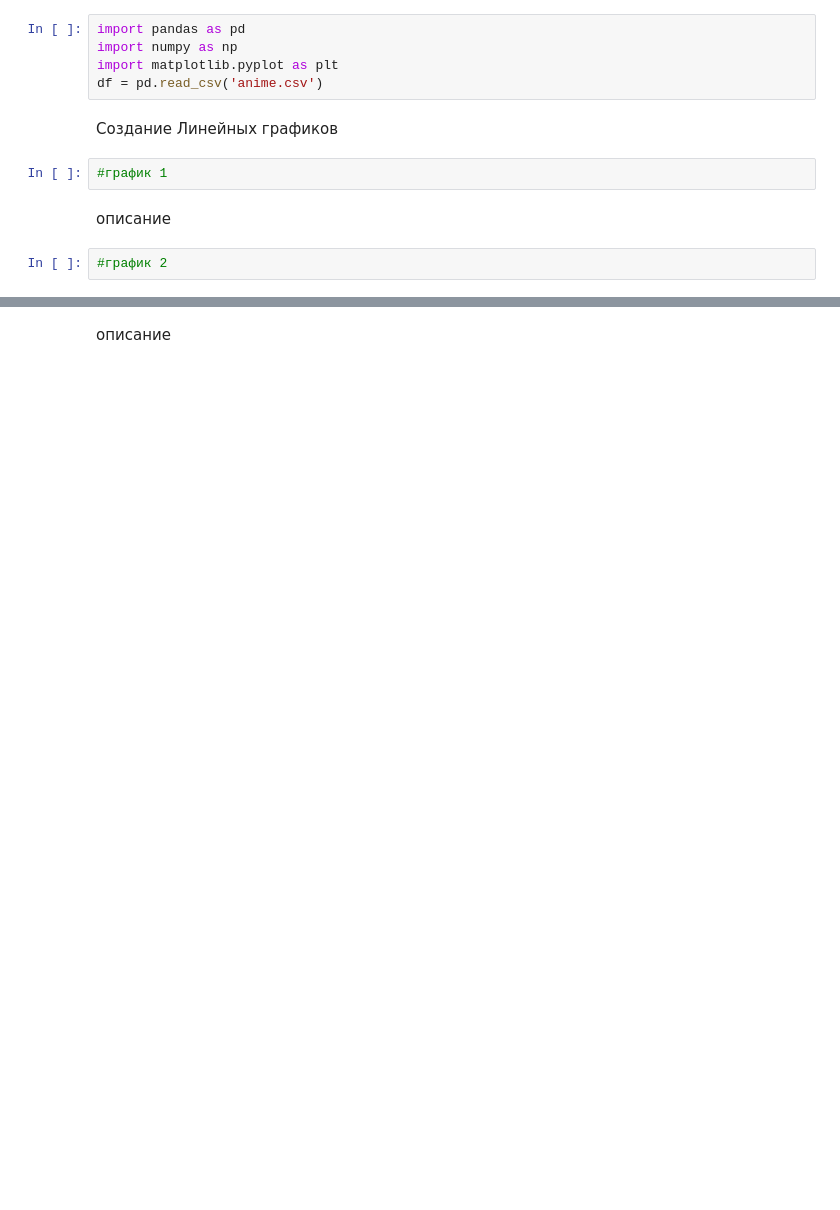
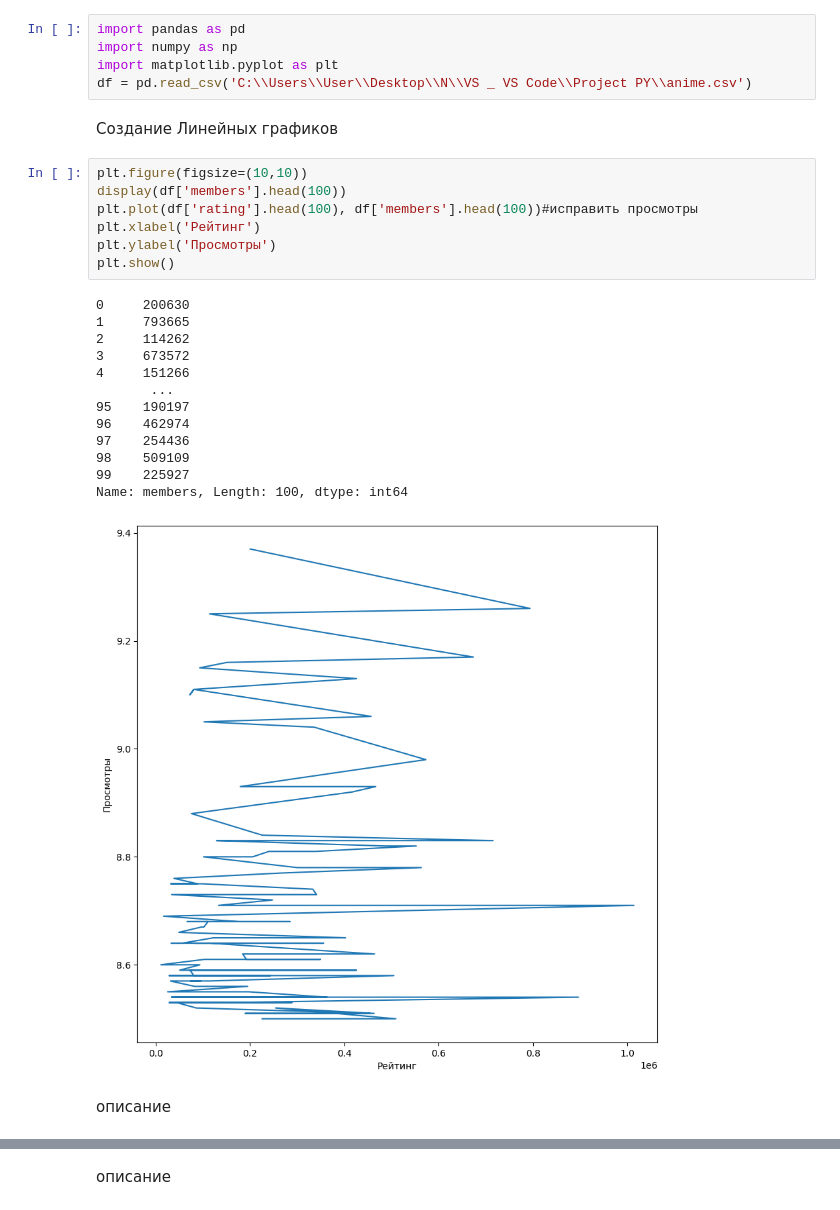
Before and after one commit to GRL7559/Project-PY, a Jupyter notebook: Practics/Graphics.ipynb, the cells around one changed output, grey strips where cells are left out. Drawn from its saved outputs; the diff is of its cells as text; blank space fills up the shorter version.

```diff
--- a/Practics/Graphics.ipynb
+++ b/Practics/Graphics.ipynb
@@ -8,12 +8,29 @@
 import pandas as pd
 import numpy as np
 import matplotlib.pyplot as plt
-df = pd.read_csv('anime.csv')
+df = pd.read_csv('C:\\Users\\User\\Desktop\\N\\VS _ VS Code\\Project PY\\anime.csv')
 # %% [markdown]
 Создание Линейных графиков
-# %%
-#график 1
+# %%
+plt.figure(figsize=(10,10))
+display(df['members'].head(100))
+plt.plot(df['rating'].head(100), df['members'].head(100))#исправить просмотры
+plt.xlabel('Рейтинг')
+plt.ylabel('Просмотры')
+plt.show()
+# %% [output]
+0     200630
+1     793665
+2     114262
+3     673572
+4     151266
+       ...
+95    190197
+96    462974
+97    254436
+98    509109
+99    225927
+Name: members, Length: 100, dtype: int64
+[figure, added]
 # %% [markdown]
 описание
-# %%
-#график 2
```
Also changed, not shown: parts of 10 cells of this notebook, 1 other file.
